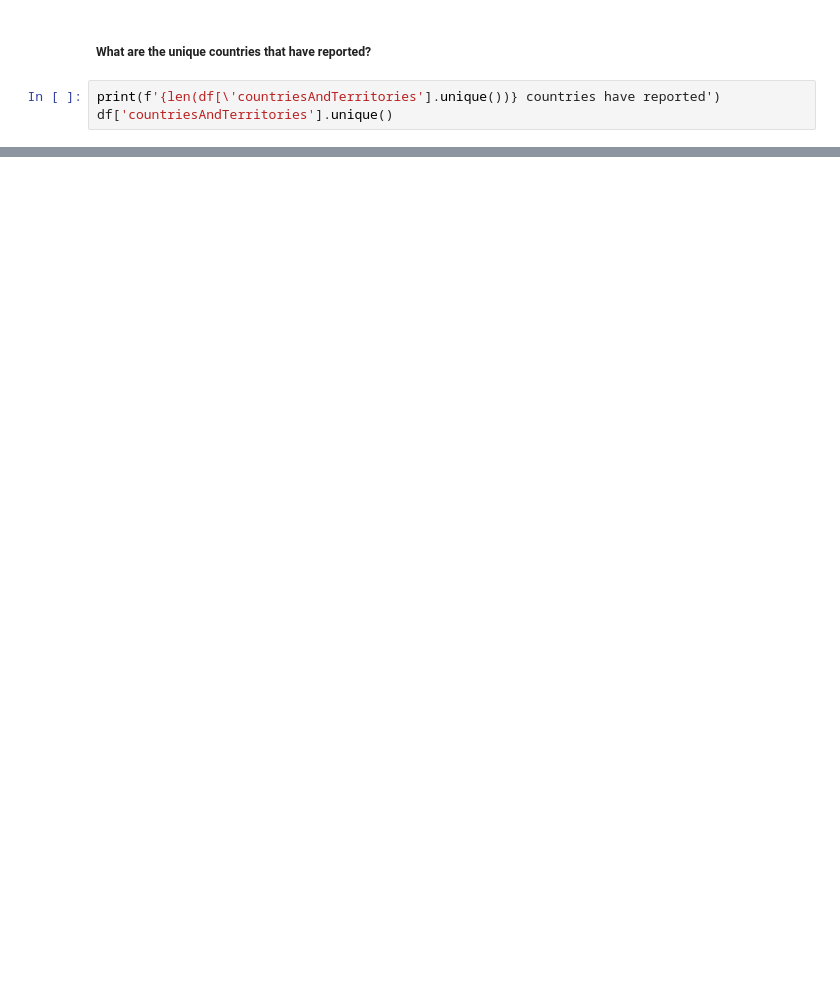
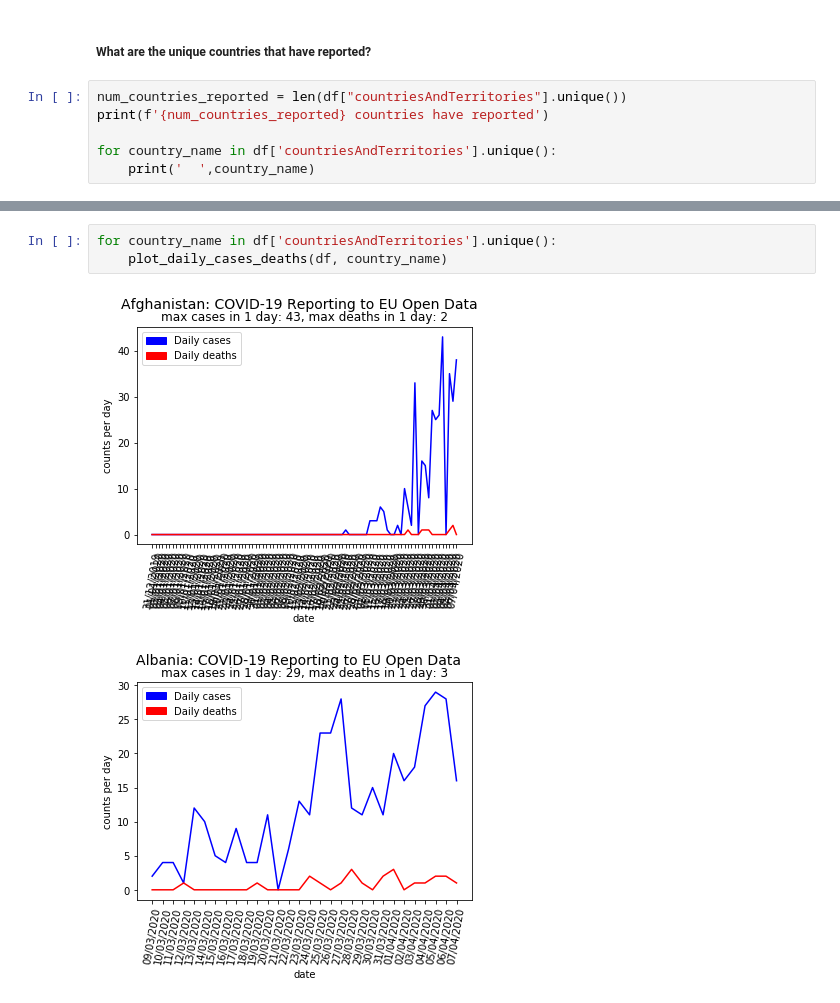
Before and after one commit to MnemoSemiotic/covid-19-exploration-with-pandas, a Jupyter notebook: exploring_covid_data_with_pandas.ipynb, the cells around one changed output, grey strips where cells are left out. Drawn from its saved outputs; the diff is of its cells as text; blank space fills up the shorter version.

```diff
--- a/exploring_covid_data_with_pandas.ipynb
+++ b/exploring_covid_data_with_pandas.ipynb
@@ -150,6 +151,9 @@ Name: countriesAndTerritories, dtype: object
 # %% [markdown]
 ##### What are the unique countries that have reported?
 # %%
-print(f'{len(df[\'countriesAndTerritories'].unique())} countries have reported')
-df['countriesAndTerritories'].unique()
+num_countries_reported = len(df["countriesAndTerritories"].unique())
+print(f'{num_countries_reported} countries have reported')
+
+for country_name in df['countriesAndTerritories'].unique():
+    print('  ',country_name)
 # %% [output]
@@ -156,0 +328,6 @@ SyntaxError: invalid syntax (<ipython-input-22-18537a330970>, line 1)
+# %%
+for country_name in df['countriesAndTerritories'].unique():
+    plot_daily_cases_deaths(df, country_name)
+# %% [output]
+[figure, added]
+[figure, added]
```
Also changed, not shown: parts of 22 cells of this notebook, 1 other file.
